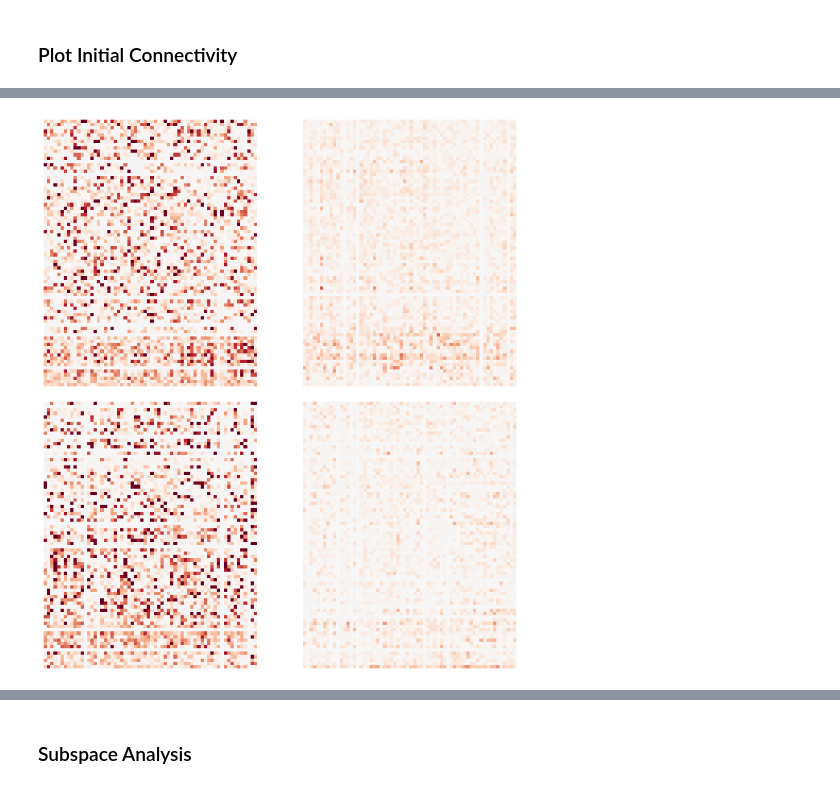
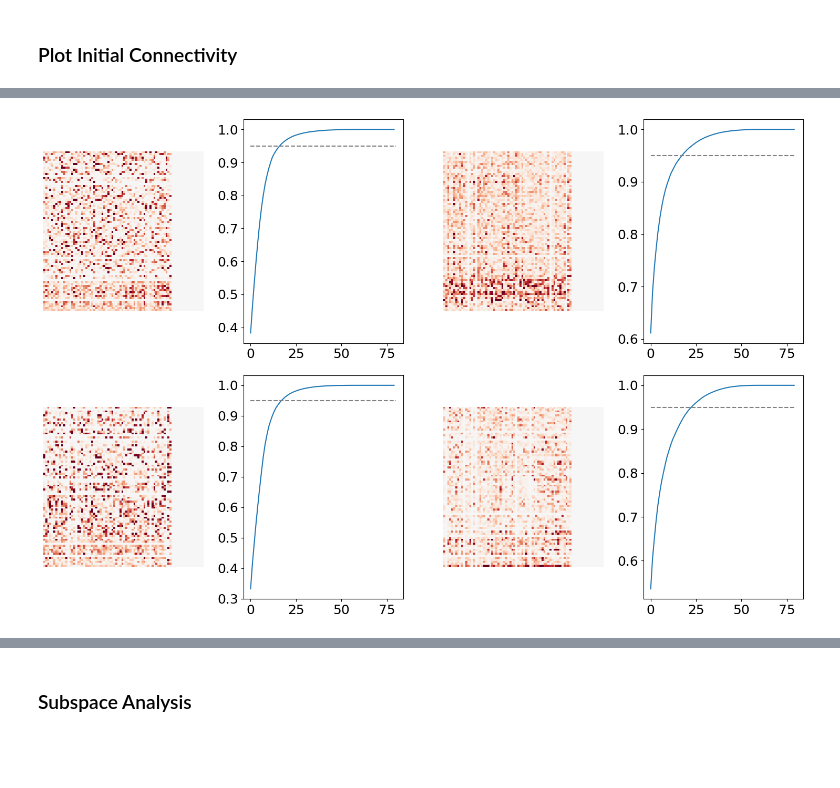
Before and after one commit to slenderham/Attn-WM-RNN, a Jupyter notebook: rnn/plot_main.ipynb, the cells around one changed output, grey strips where cells are left out. Saved outputs shown, nothing was run; the diff lists cells and outputs as text; code cells hidden in the pictures; blank space fills up the shorter version.

```diff
--- a/rnn/plot_main.ipynb
+++ b/rnn/plot_main.ipynb
@@ -308,13 +171,0 @@ for i in range(4):
-# %%
-print(all_betas.shape)
-fig, axes = plt.subplots(1,4)
-sub_hiddens =  np.random.randint(128, 192, size=(20,))
-for i in range(4):
-    for j in range(4):
-#         axes[i,j].imshow(all_betas[108*i:108*(i+1),:,np.random.randint(64),:].mean(0).T, vmin=-0.1, vmax=0.1,
-#                                   interpolation='nearest', cmap='coolwarm', aspect='auto');
-        axes[j].plot(all_betas[108*j:108*(j+1),:,sub_hiddens,8].mean((0)))
-        # axes[j].plot(all_betas[108*i:108*(i+1),:,np.random.randint(192),1].mean((0)), c='b')
-        # axes[j].plot(all_betas[108*i:108*(i+1),:,np.random.randint(192),2].mean((0)), c='g')
-        axes[j].set_ylim([-0.2, 0.2])
-plt.tight_layout()
@@ -365,11 +192,12 @@ for i in range(3):
 wlim = 0.25
 fig, axes = plt.subplots(3, 2)
 for i in range(3):
-    axes[i,0].imshow(rec_intra[i], vmax=wlim, vmin=-wlim, cmap='RdBu_r')
-    axes[i,1].plot(ss[i])
+    axes[i,0].imshow(rec_intra[i], vmax=wlim, vmin=-wlim, cmap='RdBu_r', interpolation='nearest')
+    axes[i,1].plot(np.cumsum(ss[i]**2)/np.sum(ss[i]**2))
     axes[i,0].set_xticks([])
     axes[i,0].set_yticks([])
     axes[i,0].axis('off')
+    axes[i,1].hlines(0.95, 0, 80, colors='grey', linestyles='dashed')
 plt.tight_layout()
 plt.show()
 # %% [output]
@@ -377,25 +205,47 @@ plt.show()
 # %%
 rec_inter_ff = []
 rec_inter_fb = []
+us_ff = []
+us_fb = []
+vhs_ff = []
+vhs_fb = []
+ss_ff = []
+ss_fb = []
 for i in range(2):
-    rec_inter_ff.append(h2h[list(range((i+1)*e_hidden_size, (i+2)*e_hidden_size))+\
+   rec_inter_ff.append(h2h[list(range((i+1)*e_hidden_size, (i+2)*e_hidden_size))+\
                             list(range(3*e_hidden_size+(i+1)*i_hidden_size, 3*e_hidden_size+(i+2)*i_hidden_size))]
-                         [:,list(range(i*e_hidden_size, (i+1)*e_hidden_size))])
-    rec_inter_fb.append(h2h[list(range(i*e_hidden_size, (i+1)*e_hidden_size))+\
+                         [:,list(range(i*e_hidden_size, (i+1)*e_hidden_size))+\
+                            list(range(3*e_hidden_size+i*i_hidden_size, 3*e_hidden_size+(i+1)*i_hidden_size))])
+   rec_inter_fb.append(h2h[list(range(i*e_hidden_size, (i+1)*e_hidden_size))+\
                             list(range(3*e_hidden_size+i*i_hidden_size, 3*e_hidden_size+(i+1)*i_hidden_size))]
-                         [:,list(range((i+1)*e_hidden_size, (i+2)*e_hidden_size))])
+                         [:,list(range((i+1)*e_hidden_size, (i+2)*e_hidden_size))+\
+                            list(range(3*e_hidden_size+(i+1)*i_hidden_size, 3*e_hidden_size+(i+2)*i_hidden_size))])
+   u, s, vh = np.linalg.svd(rec_inter_ff[i], full_matrices=False)
+   us_ff.append(u)
+   vhs_ff.append(vh)
+   ss_ff.append(s)
+   u, s, vh = np.linalg.svd(rec_inter_fb[i], full_matrices=False)
+   us_fb.append(u)
+   vhs_fb.append(vh)
+   ss_fb.append(s)
 
-fig, axes = plt.subplots(2,2)
+
+fig, axes = plt.subplots(2,4)
 wlim = 0.5
 for i in range(2):
     axes[i,0].imshow(rec_inter_ff[i], vmin=-wlim, vmax=wlim, cmap='RdBu_r')
     axes[i,0].set_xticks([])
     axes[i,0].set_yticks([])
     axes[i,0].axis('off')
-    axes[i,1].imshow(rec_inter_fb[i], vmin=-wlim, vmax=wlim, cmap='RdBu_r')
-    axes[i,1].set_xticks([])
-    axes[i,1].set_yticks([])
-    axes[i,1].axis('off')
+    axes[i,1].plot(np.cumsum(ss_ff[i]**2)/np.sum(ss_ff[i]**2))
+    axes[i,1].hlines(0.95, 0, 80, colors='grey', linestyles='dashed')
+    axes[i,2].imshow(rec_inter_fb[i], vmin=-wlim/3, vmax=wlim/3, cmap='RdBu_r')
+    axes[i,2].set_xticks([])
+    axes[i,2].set_yticks([])
+    axes[i,2].axis('off')
+    axes[i,3].plot(np.cumsum(ss_fb[i]**2)/np.sum(ss_fb[i]**2))
+    axes[i,3].hlines(0.95, 0, 80, colors='grey', linestyles='dashed')
 plt.tight_layout()
+plt.show()
 # %% [output]
-[figure, old version]
+[figure, new version]
```
Also changed, not shown: parts of 30 cells of this notebook, 2 other files.
